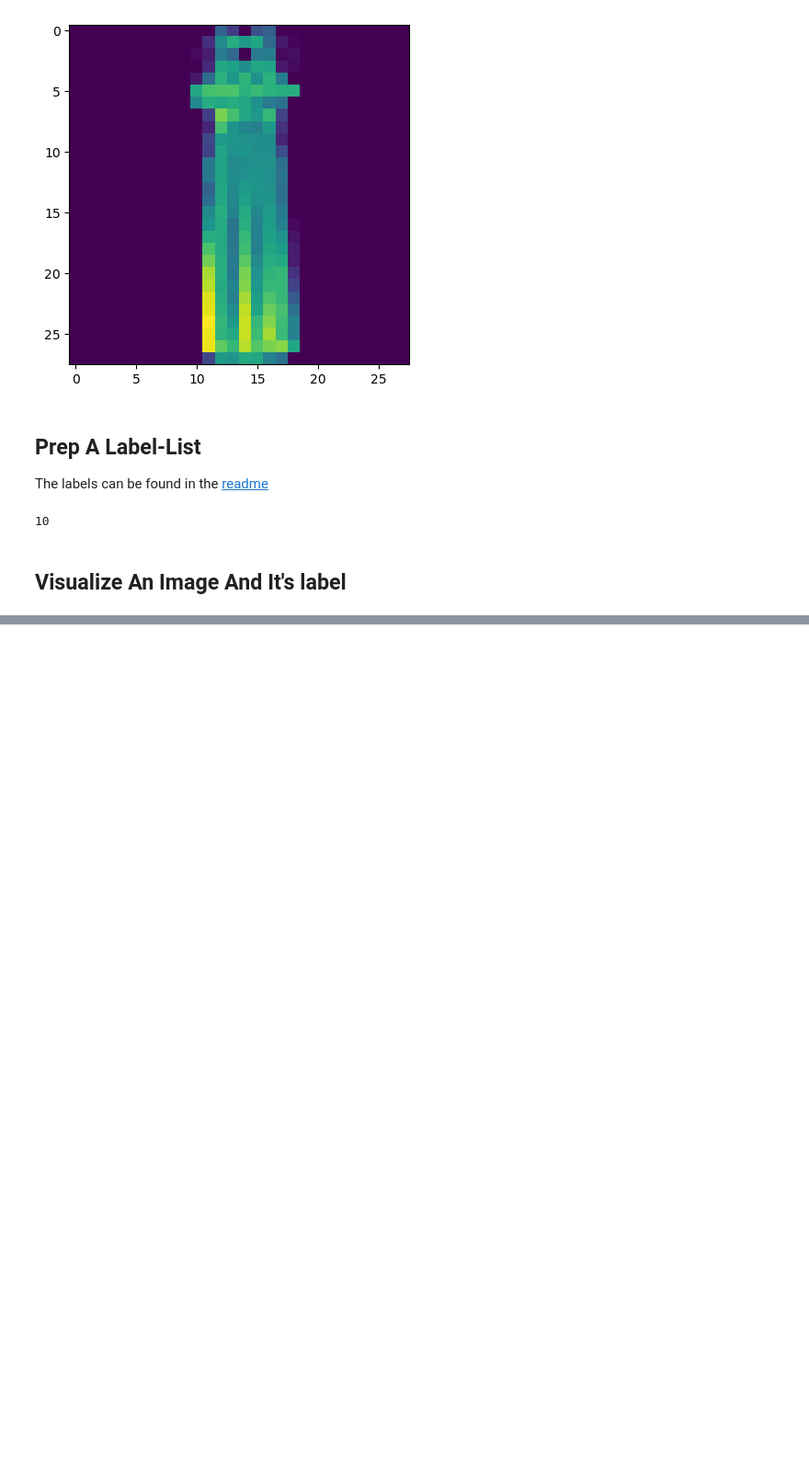
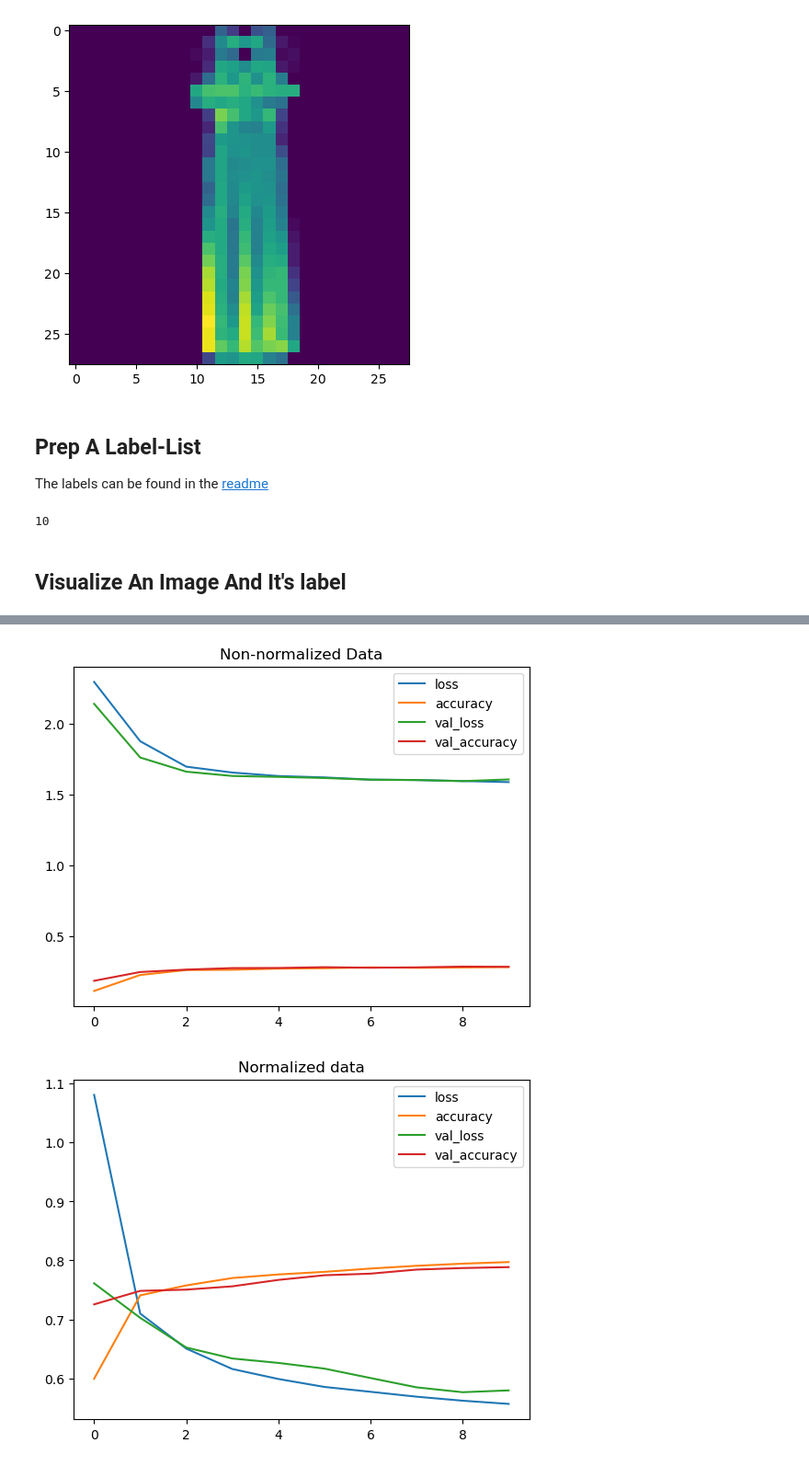
Before and after one commit to imagineLife/next-big-site, a Jupyter notebook: public/notebooks/classification-multiclass.ipynb, the cells around one changed output, grey strips where cells are left out. Shown at 92% size. Cells and saved outputs as stored; diff of their text form; code cells hidden in the pictures; blank space fills up the shorter version.

```diff
--- a/public/notebooks/classification-multiclass.ipynb
+++ b/public/notebooks/classification-multiclass.ipynb
@@ -106,0 +172,3 @@ for i in range(4):
+# %%
+normalizedTrainData = train_data / train_data.max()
+normalizedTestData = test_data / train_data.max()
@@ -106,0 +181,26 @@ for i in range(4):
+# %%
+tf.random.set_seed(42)
+
+# Create the model
+# m2 = tf.keras.Sequential()
+# m2.add(inputLayer)
+# m2.add(dense4Relu)
+# m2.add(dense4Relu2)
+# m2.add(outputLayer)
+m2  = tf.keras.Sequential([
+  tf.keras.layers.Flatten(input_shape=(28, 28)), # input layer (we had to reshape 28x28 to 784, the Flatten layer does this for us)
+  tf.keras.layers.Dense(4, activation="relu"),
+  tf.keras.layers.Dense(4, activation="relu"),
+  tf.keras.layers.Dense(10, activation="softmax") # output shape is 10, activation is softmax
+])
+
+# Compile the model
+m2.compile(loss=tf.keras.losses.SparseCategoricalCrossentropy(),
+                 optimizer=tf.keras.optimizers.Adam(),
+                 metrics=["accuracy"])
+
+# Fit the model
+m2History = m2.fit(normalizedTrainData,
+                          train_labels,
+                          epochs=10,
+                          validation_data=(normalizedTestData, test_labels)) # see how the model performs on the test set during training
@@ -106,0 +228,8 @@ for i in range(4):
+# %%
+# Plot non-normalized data loss curves
+pd.DataFrame(non_norm_history.history).plot(title="Non-normalized Data")
+# Plot normalized data loss curves
+pd.DataFrame(m2History.history).plot(title="Normalized data");
+# %% [output]
+[figure, added]
+[figure, added]
```
Also changed, not shown: parts of 11 cells of this notebook.
